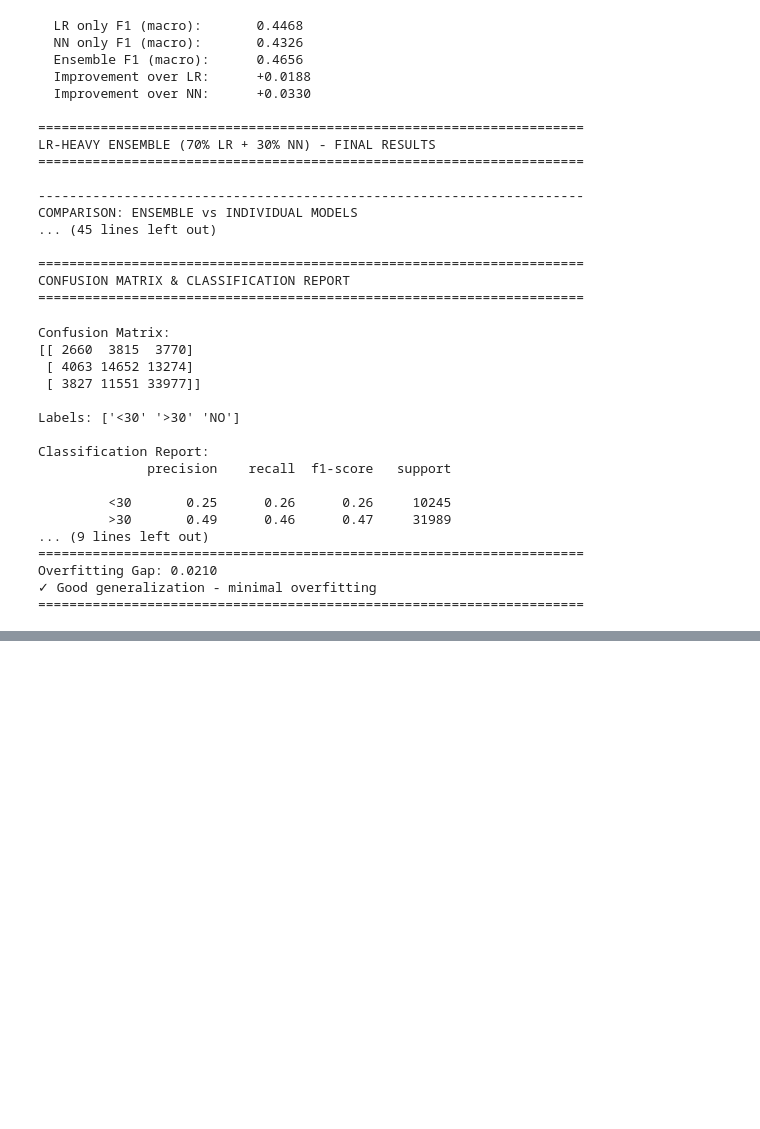
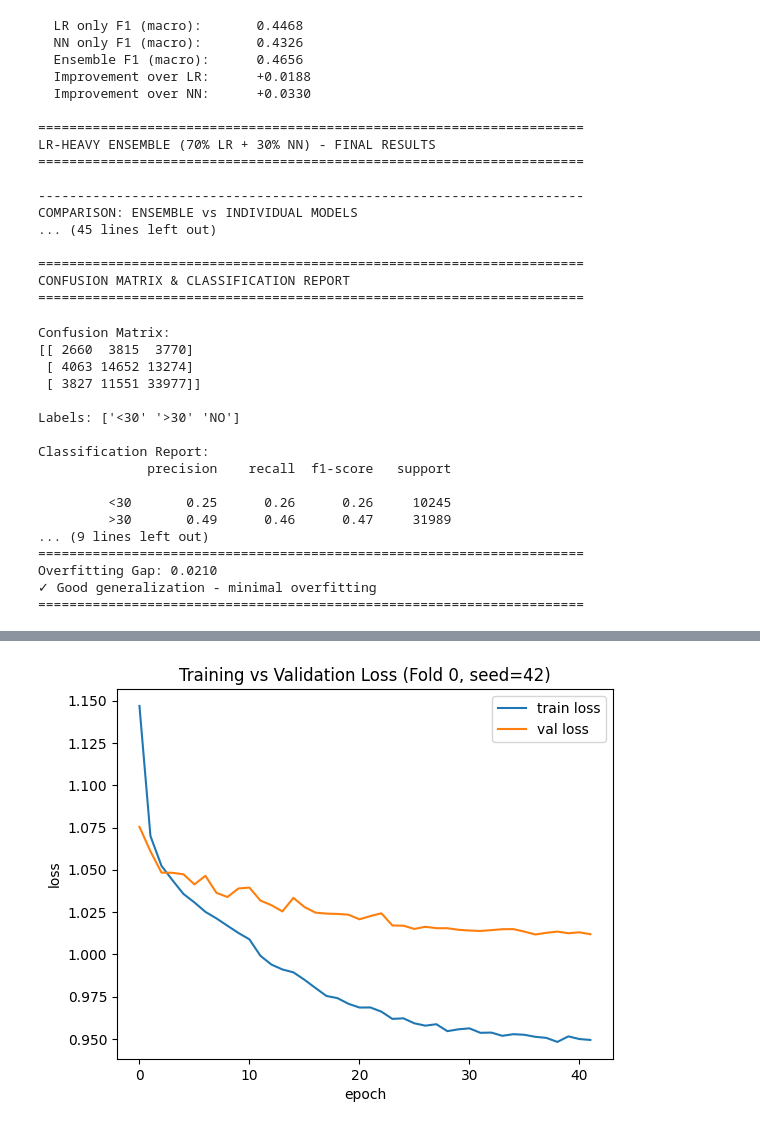
Before and after one commit to levon-d/BENG0095_Coursework, a Jupyter notebook: notebooks/main.ipynb, the cells around one changed output, grey strips where cells are left out. Saved outputs shown, nothing was run; the diff lists cells and outputs as text; code cells hidden in the pictures; blank space fills up the shorter version.

```diff
--- a/notebooks/main.ipynb
+++ b/notebooks/main.ipynb
@@ -2714,0 +4030,8 @@ train_df = pd.read_csv("final_clean_train_df.csv")
+# %%
+def compute_class_weights_from_onehot(Y_onehot):
+    """Compute class weights from one-hot encoded labels"""
+    y = np.argmax(Y_onehot, axis=1)
+    C = Y_onehot.shape[1]
+    counts = np.bincount(y, minlength=C).astype(np.float32)
+    w = counts.sum() / (C * counts + 1e-15)
+    return w.astype(np.float32)
@@ -2714,0 +4241,22 @@ train_df = pd.read_csv("final_clean_train_df.csv")
+# %%
+config = {
+    "hidden_units": (128, 64),
+    "activation": "relu",      # or "leaky_relu"
+    "dropout": 0.2,
+    "batchnorm": True,
+    "l2": 1e-4,
+
+    "optimizer": "adamw",
+    "lr": 1e-3,
+    "weight_decay": 1e-4,
+
+    "batch_size": 256,
+    "max_epochs": 150,
+    "patience": 12,
+    "init": "he_normal"
+}
+
+# NOW run the cross-validation
+df_gap, fold_models, fold_histories, fold_normalizations = run_kfold_cv_keras(
+    X, y_onehot, folds, config, verbose=0
+)
@@ -2714,0 +4283,14 @@ train_df = pd.read_csv("final_clean_train_df.csv")
+# %%
+import matplotlib.pyplot as plt
+
+hist0 = fold_histories[0].history  # Fixed variable name
+plt.figure()
+plt.plot(hist0["loss"], label="train loss")
+plt.plot(hist0["val_loss"], label="val loss")
+plt.xlabel("epoch")
+plt.ylabel("loss")
+plt.legend()
+plt.title("Training vs Validation Loss (Fold 0, seed=42)")  # Fixed title
+plt.show()
+# %% [output]
+[figure, added]
```
Also changed, not shown: parts of 66 cells of this notebook, 1 other file.
